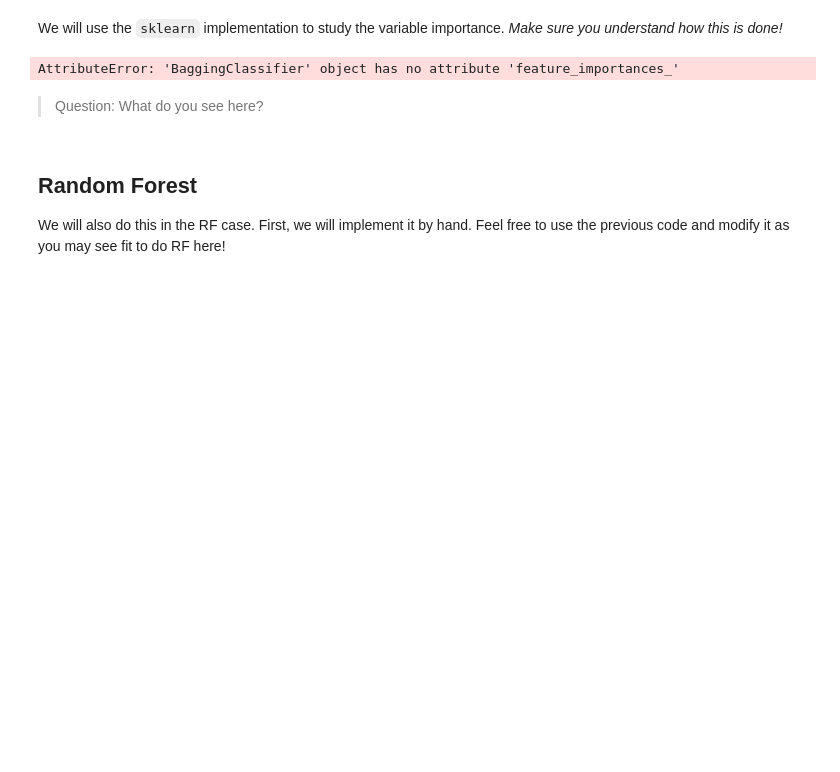
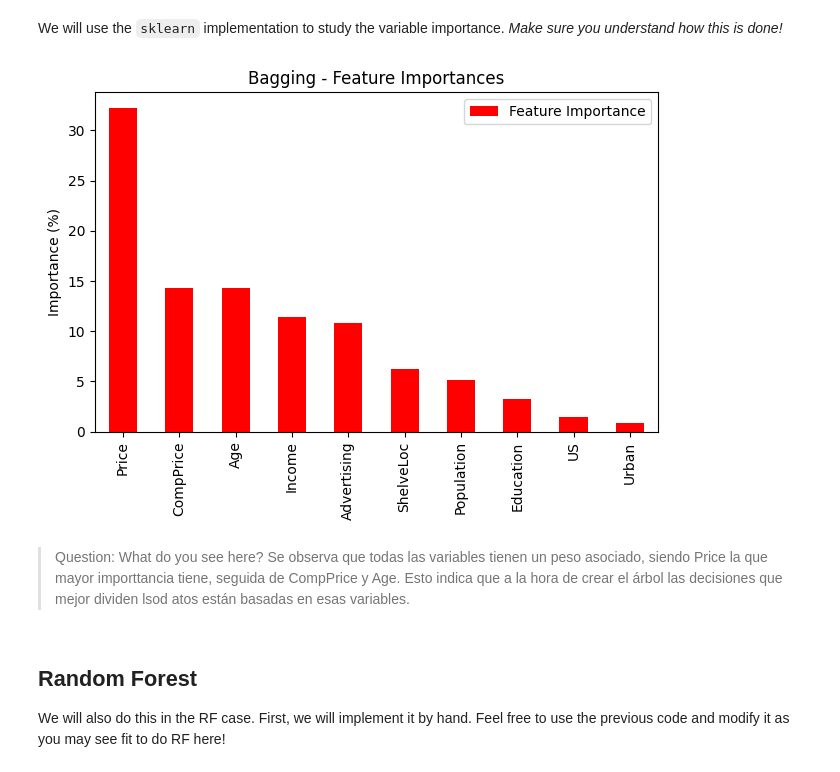
Before and after one commit to ICAI-IMAT-ML/p2-8-SergioFdz05, a Jupyter notebook: notebook/Lab2_8_Trees.ipynb, the cells around one changed output. Cells and saved outputs as stored; diff of their text form; code cells hidden in the pictures; blank space fills up the shorter version.

```diff
--- a/notebook/Lab2_8_Trees.ipynb
+++ b/notebook/Lab2_8_Trees.ipynb
@@ -403,13 +403,25 @@ array([[97, 21],
        [28, 54]], dtype=int64)
 # %% [markdown]
 We will use the `sklearn` implementation to study the variable importance. *Make sure you understand how this is done!*
-# %%
-bagging_featureImportance = pd.DataFrame({'Feature Importance':bagging.feature_importances_*100},index = X.columns)
-bagging_featureImportance.sort_values('Feature Importance', ascending=False).plot(kind='bar', color='red')
-# %% [output]
-AttributeError: 'BaggingClassifier' object has no attribute 'feature_importances_'
-# %% [markdown]
-> Question: What do you see here?
+# %%
+###Se ha cambiado el código al dar un error de la propia clase.
+estimators = bagging.estimators_
+
+importances = np.mean([tree.feature_importances_ for tree in estimators], axis=0)
+
+feature_importance_df = pd.DataFrame({
+    'Feature Importance': importances * 100
+}, index=X.columns)
+
+feature_importance_df.sort_values('Feature Importance', ascending=False).plot(kind='bar', color='red')
+plt.title("Bagging - Feature Importances")
+plt.ylabel("Importance (%)")
+plt.tight_layout()
+plt.show()
+# %% [output]
+[figure, added]
+# %% [markdown]
+> Question: What do you see here? Se observa que todas las variables tienen un peso asociado, siendo Price la que mayor importtancia tiene, seguida de CompPrice y Age. Esto indica que a la hora de crear el árbol las decisiones que mejor dividen lsod atos están basadas en esas variables.
 # %% [markdown]
 ## Random Forest
 
```
